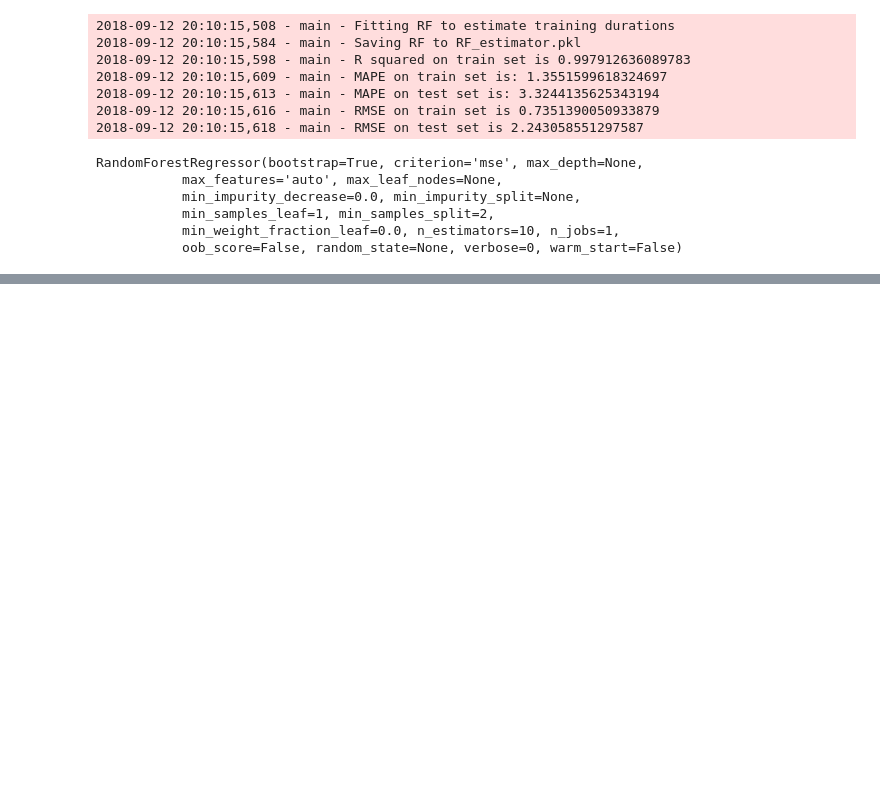
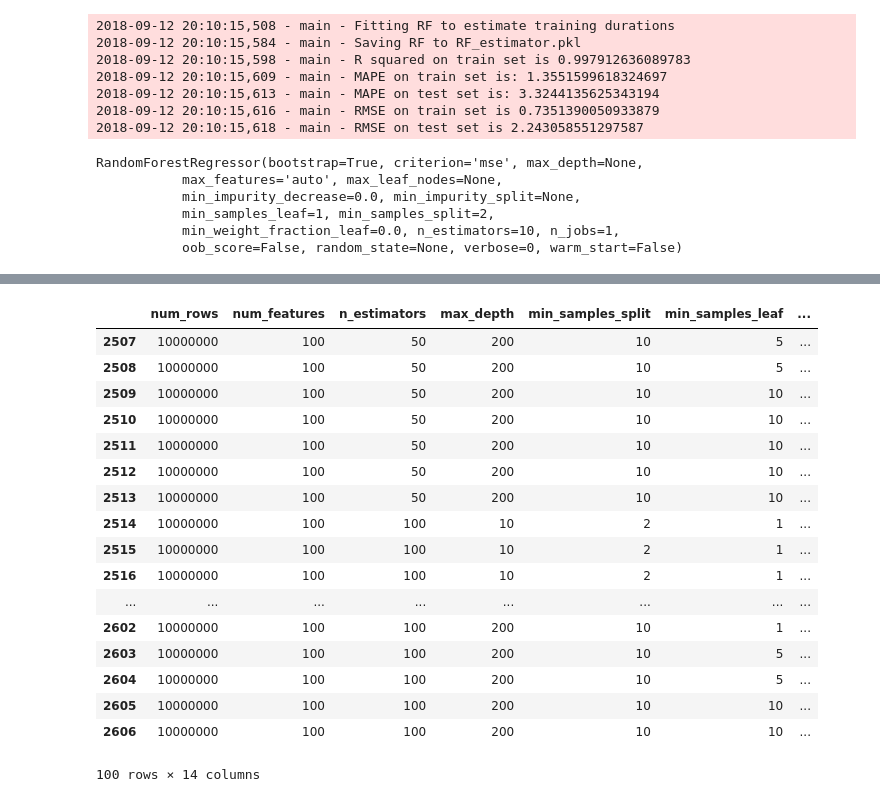
Before and after one commit to scitime/scitime, a Jupyter notebook: Training-time-estimation.ipynb, the cells around one changed output, grey strips where cells are left out. Drawn from its saved outputs; the diff is of its cells as text; code cells hidden in the pictures; blank space fills up the shorter version.

```diff
--- a/Training-time-estimation.ipynb
+++ b/Training-time-estimation.ipynb
@@ -121,0 +143,21 @@ df[df.num_rows==1000000]
+# %%
+df.tail(100)
+# %% [output]
+|  | num_rows | num_features | n_estimators | max_depth | min_samples_split | min_samples_leaf | ... |
+| 2507 | 10000000 | 100 | 50 | 200 | 10 | 5 | ... |
+| 2508 | 10000000 | 100 | 50 | 200 | 10 | 5 | ... |
+| 2509 | 10000000 | 100 | 50 | 200 | 10 | 10 | ... |
+| 2510 | 10000000 | 100 | 50 | 200 | 10 | 10 | ... |
+| 2511 | 10000000 | 100 | 50 | 200 | 10 | 10 | ... |
+| 2512 | 10000000 | 100 | 50 | 200 | 10 | 10 | ... |
+| 2513 | 10000000 | 100 | 50 | 200 | 10 | 10 | ... |
+| 2514 | 10000000 | 100 | 100 | 10 | 2 | 1 | ... |
+| 2515 | 10000000 | 100 | 100 | 10 | 2 | 1 | ... |
+| 2516 | 10000000 | 100 | 100 | 10 | 2 | 1 | ... |
+| ... | ... | ... | ... | ... | ... | ... | ... |
+| 2602 | 10000000 | 100 | 100 | 200 | 10 | 1 | ... |
+| 2603 | 10000000 | 100 | 100 | 200 | 10 | 5 | ... |
+| 2604 | 10000000 | 100 | 100 | 200 | 10 | 5 | ... |
+| 2605 | 10000000 | 100 | 100 | 200 | 10 | 10 | ... |
+| 2606 | 10000000 | 100 | 100 | 200 | 10 | 10 | ... |
+100 rows × 14 columns
```
Also changed, not shown: parts of 10 cells of this notebook, 8 other files.
